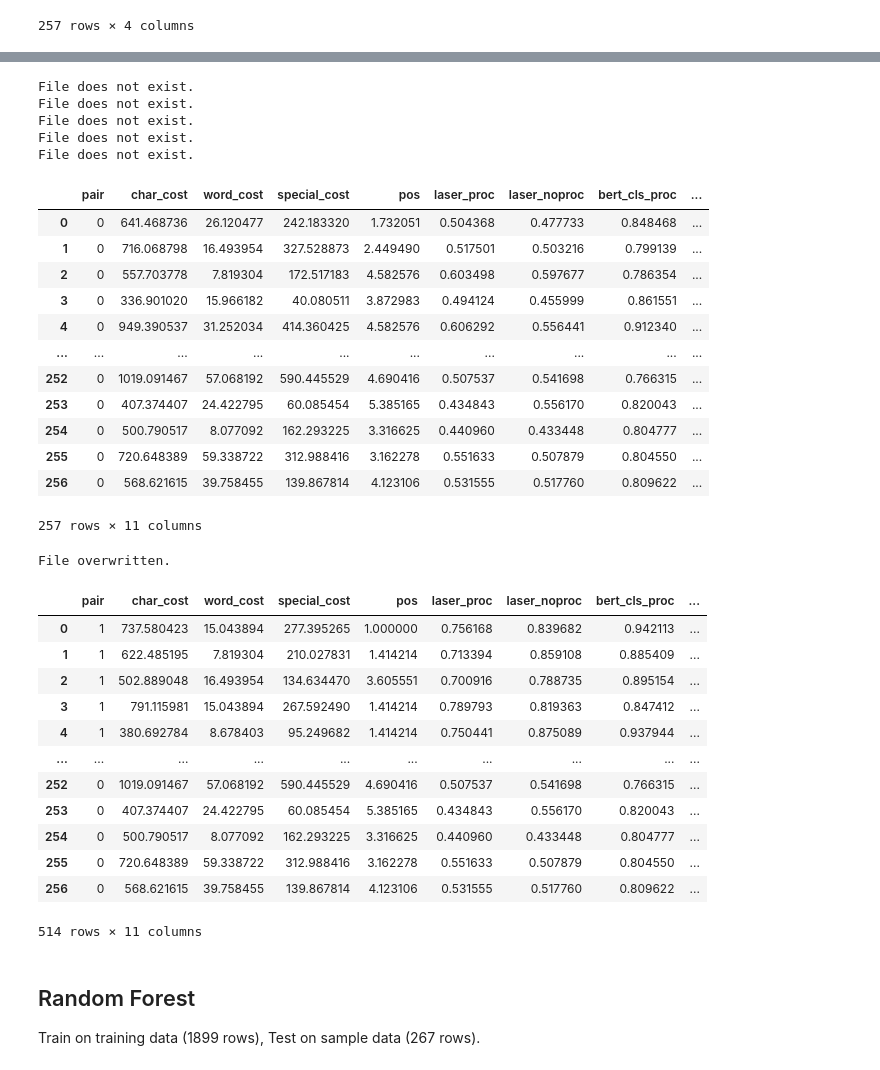
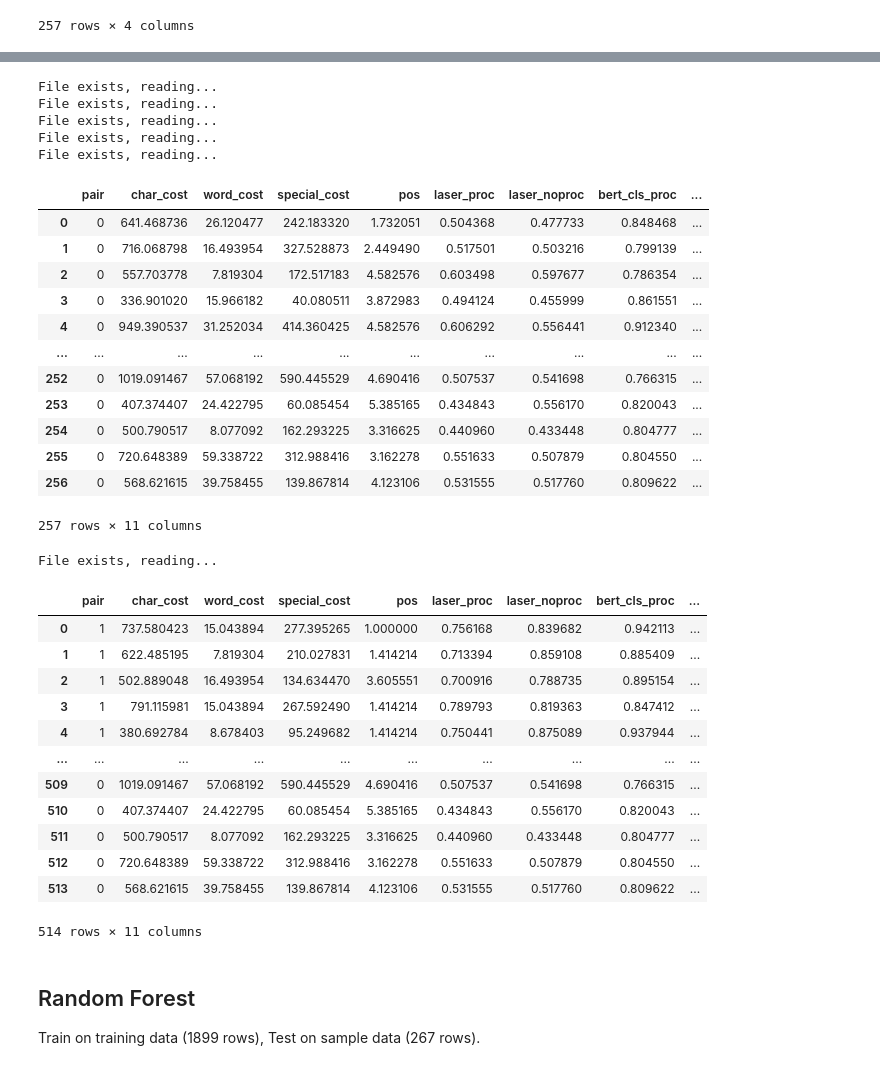
Before and after one commit to gabrielgoh0/csit_internship, a Jupyter notebook: align_corpora/main.ipynb, the cells around one changed output, grey strips where cells are left out. Drawn from its saved outputs; the diff is of its cells as text; code cells hidden in the pictures.

```diff
--- a/align_corpora/main.ipynb
+++ b/align_corpora/main.ipynb
@@ -810,6 +814,6 @@ File exists, reading...
 | 256 | zh-000008614 | en-000002701 | 新奥尔良市的大部分位于海平面以下，必须由堤坝将大水御于城门之外。 | New Orleans is a city mostly belo... |
 257 rows × 4 columns
 # %%
-sample_non_pair_df = get_sample_non_pair_data(1)
+sample_non_pair_df = get_sample_non_pair_data()
 sample_non_pair_df
 # %% [output]
@@ -856,11 +858,11 @@ File does not exist.
 sample_non_pair_output = ensemble(sample_non_pair_df, "bucc_data/sample/non_pairs/zh-en.output", 257, 0)
 sample_non_pair_output
 # %% [output]
-File does not exist.
-File does not exist.
-File does not exist.
-File does not exist.
-File does not exist.
+File exists, reading...
+File exists, reading...
+File exists, reading...
+File exists, reading...
+File exists, reading...
 |  | pair | char_cost | word_cost | special_cost | pos | laser_proc | laser_noproc | bert_cls_proc | ... |
 | 0 | 0 | 641.468736 | 26.120477 | 242.183320 | 1.732051 | 0.504368 | 0.477733 | 0.848468 | ... |
 | 1 | 0 | 716.068798 | 16.493954 | 327.528873 | 2.449490 | 0.517501 | 0.503216 | 0.799139 | ... |
@@ -876,21 +878,22 @@ File does not exist.
 257 rows × 11 columns
 # %%
 sample_combined = apply_to_df([sample_output, sample_non_pair_output], "bucc_data/zh-en.sample.combined", "concat")
+sample_combined.reset_index(drop=True, inplace=True)
 sample_combined
 # %% [output]
-File overwritten.
+File exists, reading...
 |  | pair | char_cost | word_cost | special_cost | pos | laser_proc | laser_noproc | bert_cls_proc | ... |
 | 0 | 1 | 737.580423 | 15.043894 | 277.395265 | 1.000000 | 0.756168 | 0.839682 | 0.942113 | ... |
 | 1 | 1 | 622.485195 | 7.819304 | 210.027831 | 1.414214 | 0.713394 | 0.859108 | 0.885409 | ... |
 | 2 | 1 | 502.889048 | 16.493954 | 134.634470 | 3.605551 | 0.700916 | 0.788735 | 0.895154 | ... |
 | 3 | 1 | 791.115981 | 15.043894 | 267.592490 | 1.414214 | 0.789793 | 0.819363 | 0.847412 | ... |
 | 4 | 1 | 380.692784 | 8.678403 | 95.249682 | 1.414214 | 0.750441 | 0.875089 | 0.937944 | ... |
 | ... | ... | ... | ... | ... | ... | ... | ... | ... | ... |
-| 252 | 0 | 1019.091467 | 57.068192 | 590.445529 | 4.690416 | 0.507537 | 0.541698 | 0.766315 | ... |
-| 253 | 0 | 407.374407 | 24.422795 | 60.085454 | 5.385165 | 0.434843 | 0.556170 | 0.820043 | ... |
-| 254 | 0 | 500.790517 | 8.077092 | 162.293225 | 3.316625 | 0.440960 | 0.433448 | 0.804777 | ... |
-| 255 | 0 | 720.648389 | 59.338722 | 312.988416 | 3.162278 | 0.551633 | 0.507879 | 0.804550 | ... |
-| 256 | 0 | 568.621615 | 39.758455 | 139.867814 | 4.123106 | 0.531555 | 0.517760 | 0.809622 | ... |
+| 509 | 0 | 1019.091467 | 57.068192 | 590.445529 | 4.690416 | 0.507537 | 0.541698 | 0.766315 | ... |
+| 510 | 0 | 407.374407 | 24.422795 | 60.085454 | 5.385165 | 0.434843 | 0.556170 | 0.820043 | ... |
+| 511 | 0 | 500.790517 | 8.077092 | 162.293225 | 3.316625 | 0.440960 | 0.433448 | 0.804777 | ... |
+| 512 | 0 | 720.648389 | 59.338722 | 312.988416 | 3.162278 | 0.551633 | 0.507879 | 0.804550 | ... |
+| 513 | 0 | 568.621615 | 39.758455 | 139.867814 | 4.123106 | 0.531555 | 0.517760 | 0.809622 | ... |
 514 rows × 11 columns
 # %% [markdown]
 ## Random Forest
```
Also changed, not shown: parts of 37 cells of this notebook.
